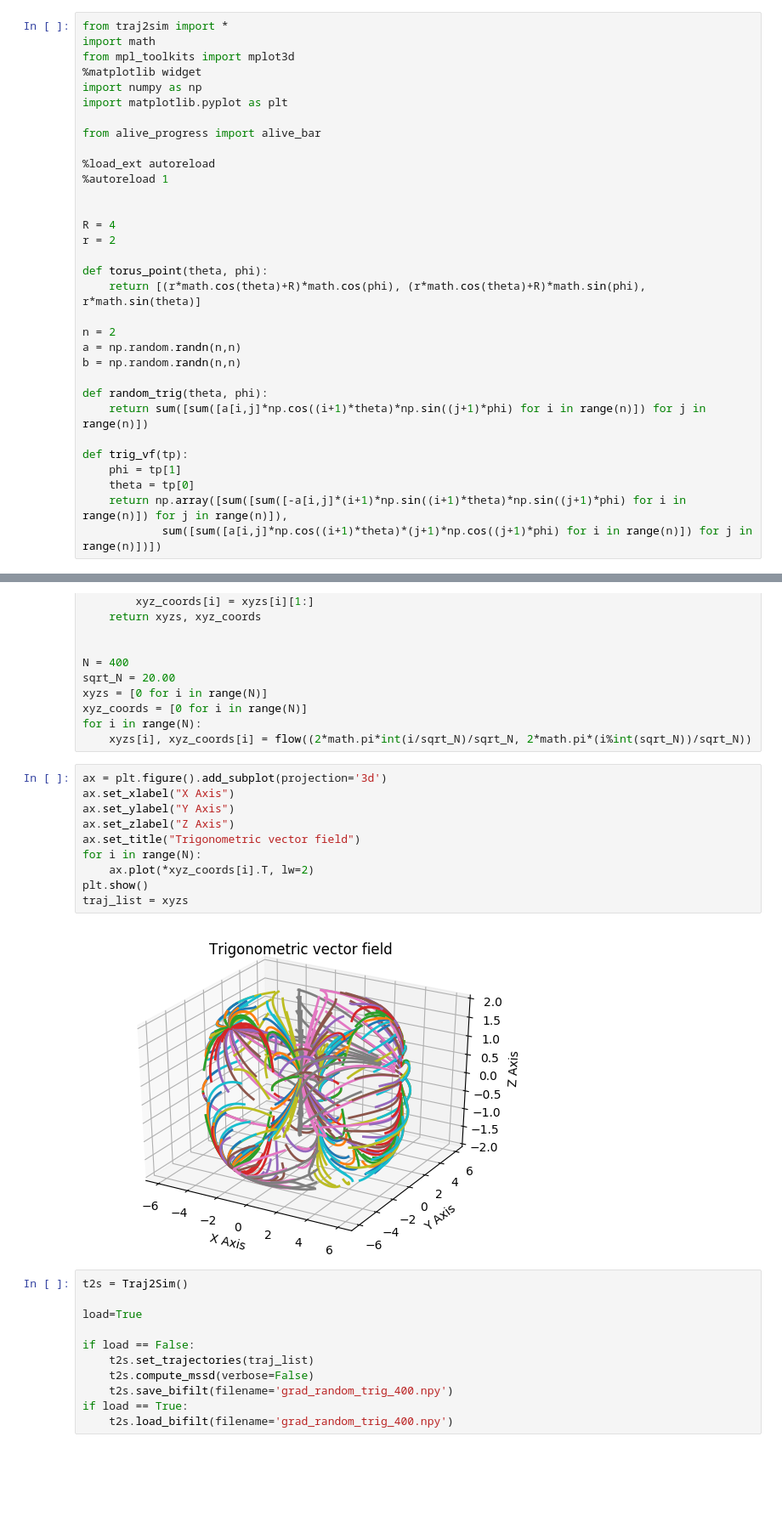
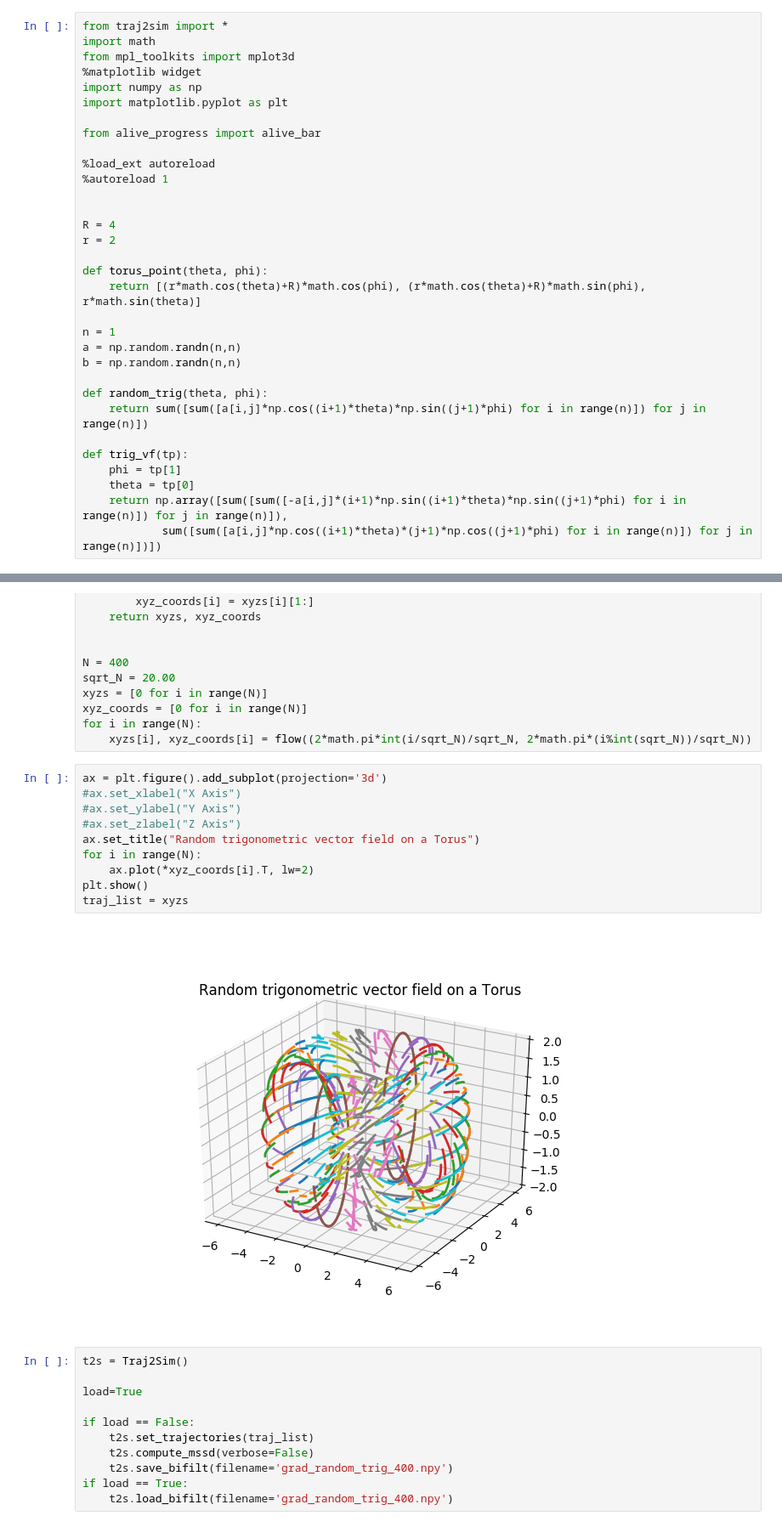
Before and after one commit to Mishalassif/Traj2Phase, a Jupyter notebook: examples/torus/grad_random_trig.ipynb, the cells around one changed output, grey strips where cells are left out. Shown at 85% size. Cells and saved outputs as stored; diff of their text form; blank space fills up the shorter version.

Commit message:
New images for readme

```diff
--- a/examples/torus/grad_random_trig.ipynb
+++ b/examples/torus/grad_random_trig.ipynb
@@ -18,7 +18,7 @@ r = 2
 def torus_point(theta, phi):
     return [(r*math.cos(theta)+R)*math.cos(phi), (r*math.cos(theta)+R)*math.sin(phi), r*math.sin(theta)]
 
-n = 2
+n = 1
 a = np.random.randn(n,n)
 b = np.random.randn(n,n)
 
@@ -60,16 +60,16 @@ for i in range(N):
     xyzs[i], xyz_coords[i] = flow((2*math.pi*int(i/sqrt_N)/sqrt_N, 2*math.pi*(i%int(sqrt_N))/sqrt_N))
 # %%
 ax = plt.figure().add_subplot(projection='3d')
-ax.set_xlabel("X Axis")
-ax.set_ylabel("Y Axis")
-ax.set_zlabel("Z Axis")
-ax.set_title("Trigonometric vector field")
+#ax.set_xlabel("X Axis")
+#ax.set_ylabel("Y Axis")
+#ax.set_zlabel("Z Axis")
+ax.set_title("Random trigonometric vector field on a Torus")
 for i in range(N):
     ax.plot(*xyz_coords[i].T, lw=2)
 plt.show()
 traj_list = xyzs
 # %% [output]
-[figure, old version]
+[figure, new version]
 # %%
 t2s = Traj2Sim()
 
```
Also changed, not shown: 7 other files.
